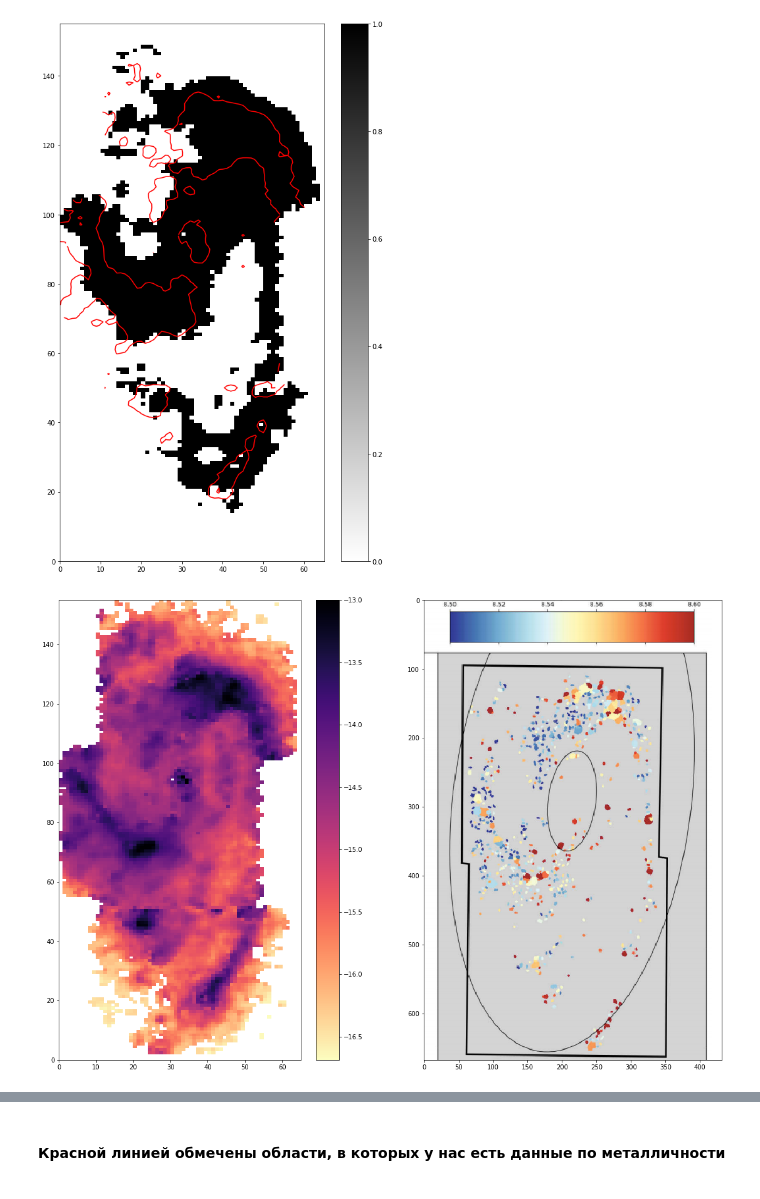
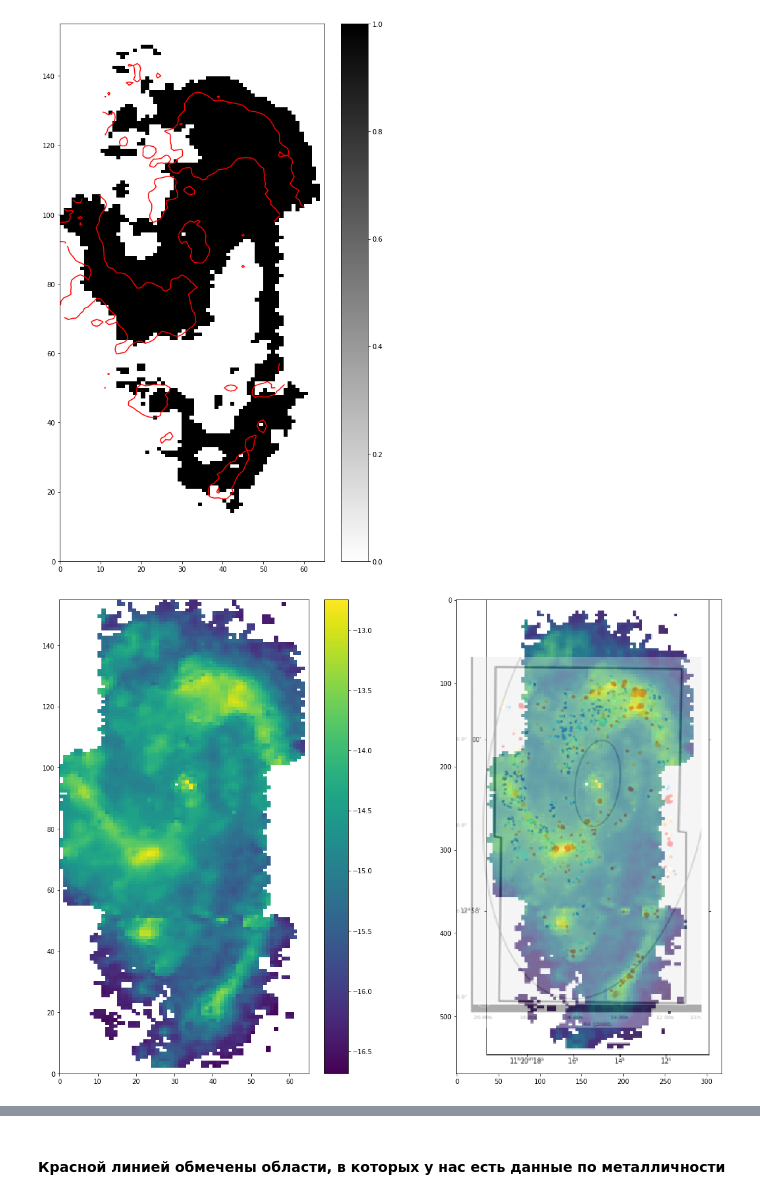
Before and after one commit to ValerieKostiuk/Course-work, a Jupyter notebook: NGC3627/cold_phase.ipynb, the cells around one changed output, grey strips where cells are left out. Drawn from its saved outputs; the diff is of its cells as text; code cells hidden in the pictures.

```diff
--- a/NGC3627/cold_phase.ipynb
+++ b/NGC3627/cold_phase.ipynb
@@ -69,15 +69,15 @@ plt.colorbar()
 # %%
 H_alpha = np.load('./data/H_alpha.npy')
 plt.figure(figsize=[19, 13.5])
 plt.subplot(1,2,1)
-quadmesh = plt.pcolormesh(X, Y, np.log10(H_alpha), cmap='magma_r')
-quadmesh.set_clim(vmax = -13.)
+quadmesh = plt.pcolormesh(X, Y, np.log10(H_alpha))
+#quadmesh.set_clim(vmax = -14.3)
 plt.colorbar()
 plt.subplot(1,2,2)
-plt.imshow(Im.open('./images/metal.png'))
+plt.imshow(Im.open('./images/metal4.png'))
 plt.show()
 # %% [output]
-[figure, old version]
+[figure, new version]
 # %%
  Z = np.zeros(dist_kpc.shape)
 for i, row in enumerate(H_alpha):
```
Also changed, not shown: parts of 8 cells of this notebook, 1 other file.
